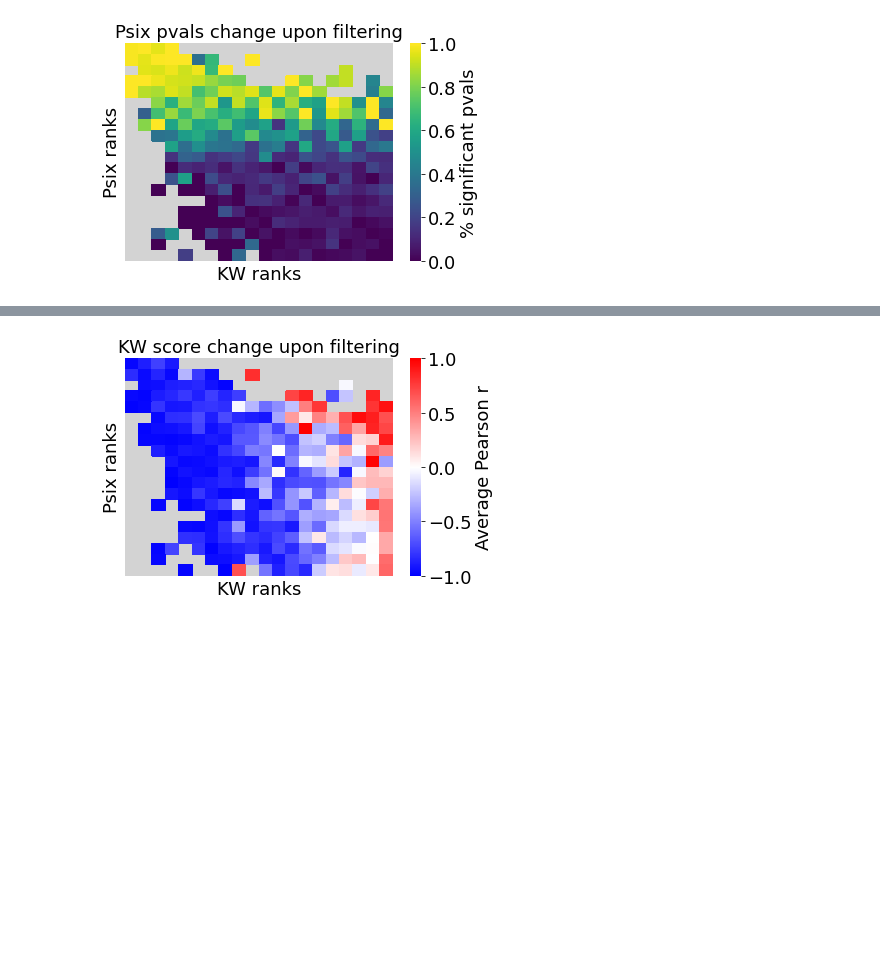
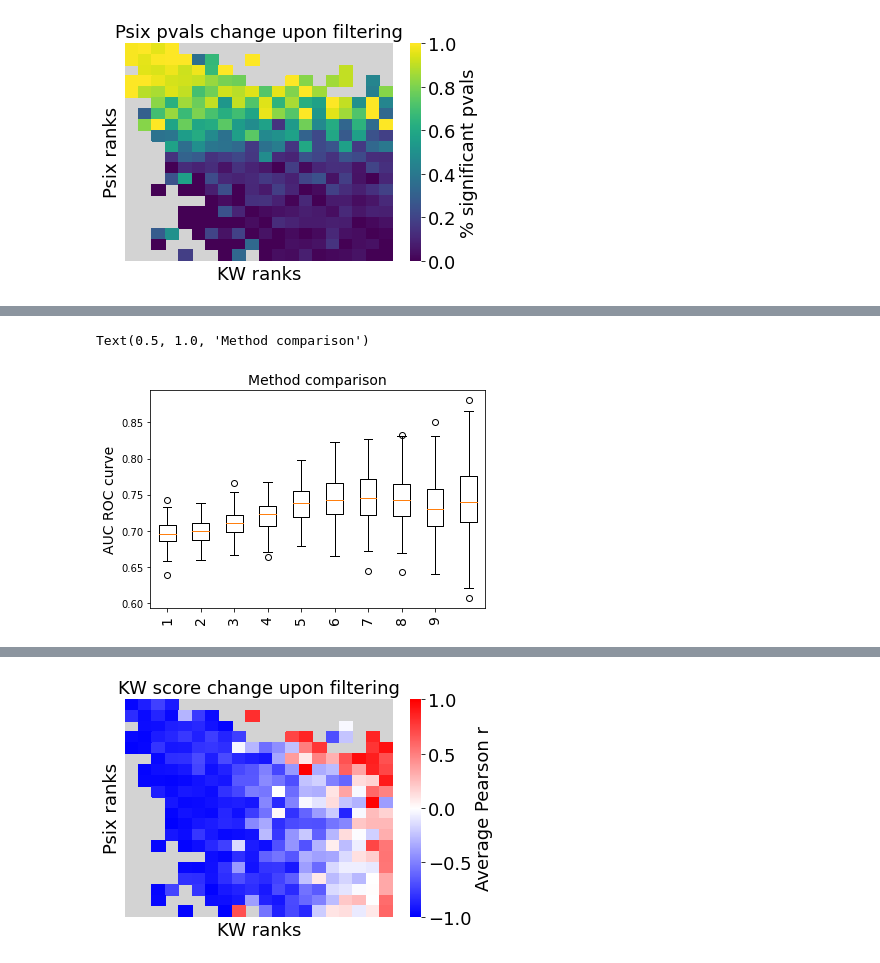
Before and after one commit to lareaulab/psix, a Jupyter notebook: data_analysis/filtering_low_quality/rank_comparisons.ipynb, the cells around one changed output, grey strips where cells are left out. Cells and saved outputs as stored; diff of their text form; code cells hidden in the pictures; blank space fills up the shorter version.

```diff
--- a/data_analysis/filtering_low_quality/rank_comparisons.ipynb
+++ b/data_analysis/filtering_low_quality/rank_comparisons.ipynb
@@ -82,0 +150,48 @@ plot_correlations_per_rank(psix_comparison_pvals, tiklova_comparison_exons, tikl
+# %%
+from sklearn.metrics import auc
+
+psix_auc = []
+kw_auc = []
+
+for i in range(1, 11):
+
+    exons = psix_comparison_pvals[str(i)].dropna().index & (weyn_pos | weyn_neg)
+    exons_pos = weyn_pos & exons
+    exons_neg = weyn_neg & exons
+
+    psix_i_list = []
+    kw_i_list = []
+
+
+    for sample in tqdm(range(200)):
+
+        pos_choice = np.random.choice(exons_pos, np.int(0.5*len(exons_pos)), replace=False)
+        neg_choice = np.random.choice(exons_neg, np.int(0.5*len(exons_neg)), replace=False)
+        y_true = [1]*len(pos_choice) + [0]*len(neg_choice)
+        y_psix = np.array(psix_comparison.loc[list(pos_choice) + list(neg_choice), '0'])
+        pre, rec, thres = precision_recall_curve(y_true, y_psix)
+        psix_i_list.append(auc(rec, pre))
+
+
+
+        pos_choice = np.random.choice(exons_pos, np.int(0.5*len(exons_pos)), replace=False)
+        neg_choice = np.random.choice(exons_neg, np.int(0.5*len(exons_neg)), replace=False)
+        y_true = [1]*len(pos_choice) + [0]*len(neg_choice)
+        y_kw = np.array(kw_comparison.loc[list(pos_choice) + list(neg_choice), '0'])
+        pre, rec, thres = precision_recall_curve(y_true, y_kw)
+        kw_i_list.append(auc(rec, pre))
+
+
+    psix_auc.append(psix_i_list)
+    kw_auc.append(kw_i_list)
+# %%
+bp = plt.boxplot(psix_auc)
+
+plt.xticks(np.arange(1, len(psix_auc)), [str(x) for x in range(1, 11)], fontsize=14, rotation=90)
+
+plt.ylabel('AUC ROC curve', fontsize=14)
+# plt.xlabel('Method', fontsize=14)
+plt.title('Method comparison', fontsize=14)
+# %% [output]
+Text(0.5, 1.0, 'Method comparison')
+[figure, added]
```
Also changed, not shown: parts of 12 cells of this notebook, 7 other files.
